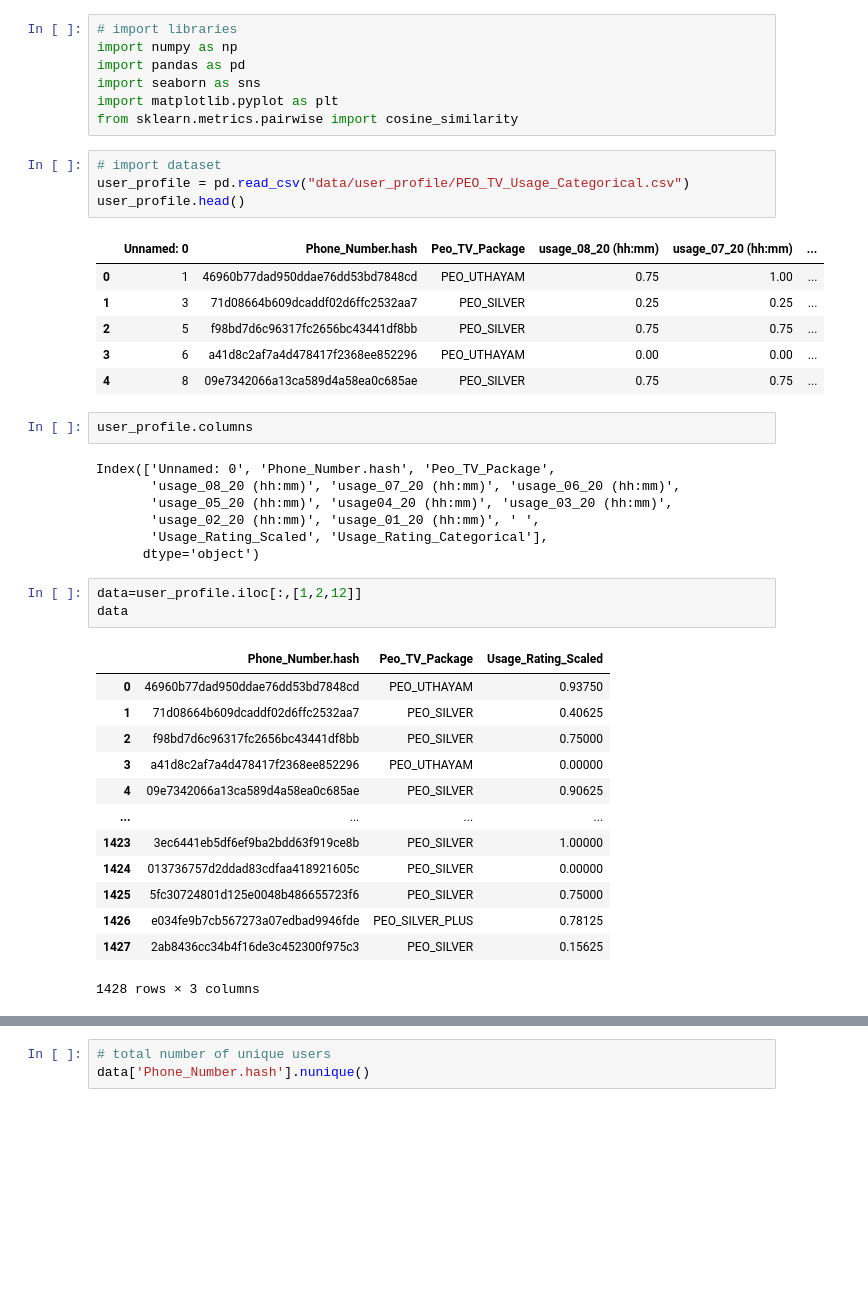
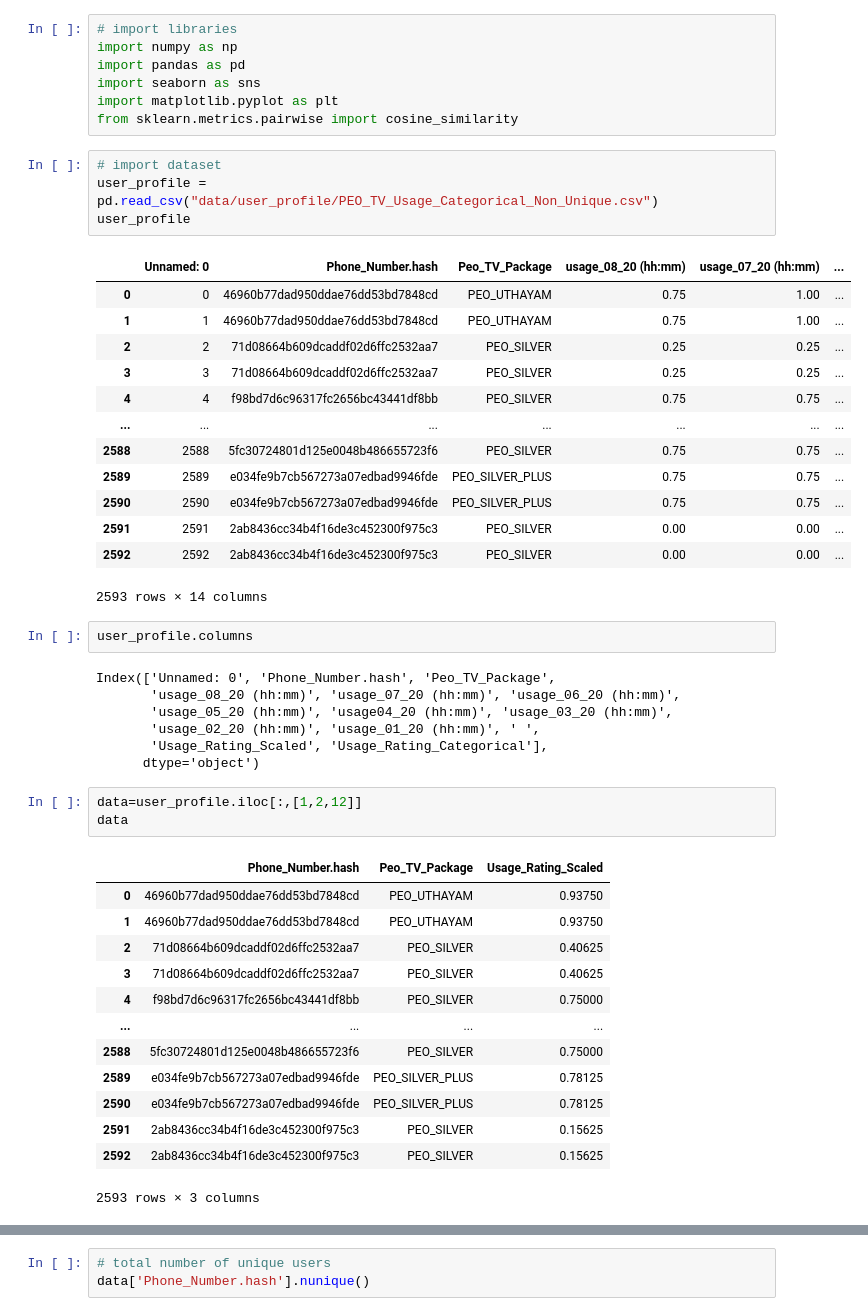
Before and after one commit to cmadusankahw/leve-4-research-hybrid-recommender-for-fixed-line-telco, a Jupyter notebook: PeoTV-CF-recommender-system.ipynb, the cells around one changed output, grey strips where cells are left out. Cells and saved outputs as stored; diff of their text form; blank space fills up the shorter version.

Commit message:
peoTV non-unique data for recs

```diff
--- a/PeoTV-CF-recommender-system.ipynb
+++ b/PeoTV-CF-recommender-system.ipynb
@@ -7,15 +7,22 @@ import matplotlib.pyplot as plt
 from sklearn.metrics.pairwise import cosine_similarity
 # %%
 # import dataset
-user_profile = pd.read_csv("data/user_profile/PEO_TV_Usage_Categorical.csv")
-user_profile.head()
+user_profile = pd.read_csv("data/user_profile/PEO_TV_Usage_Categorical_Non_Unique.csv")
+user_profile
 # %% [output]
 |  | Unnamed: 0 | Phone_Number.hash | Peo_TV_Package | usage_08_20 (hh:mm) | usage_07_20 (hh:mm) | ... |
-| 0 | 1 | 46960b77dad950ddae76dd53bd7848cd | PEO_UTHAYAM | 0.75 | 1.00 | ... |
-| 1 | 3 | 71d08664b609dcaddf02d6ffc2532aa7 | PEO_SILVER | 0.25 | 0.25 | ... |
-| 2 | 5 | f98bd7d6c96317fc2656bc43441df8bb | PEO_SILVER | 0.75 | 0.75 | ... |
-| 3 | 6 | a41d8c2af7a4d478417f2368ee852296 | PEO_UTHAYAM | 0.00 | 0.00 | ... |
-| 4 | 8 | 09e7342066a13ca589d4a58ea0c685ae | PEO_SILVER | 0.75 | 0.75 | ... |
+| 0 | 0 | 46960b77dad950ddae76dd53bd7848cd | PEO_UTHAYAM | 0.75 | 1.00 | ... |
+| 1 | 1 | 46960b77dad950ddae76dd53bd7848cd | PEO_UTHAYAM | 0.75 | 1.00 | ... |
+| 2 | 2 | 71d08664b609dcaddf02d6ffc2532aa7 | PEO_SILVER | 0.25 | 0.25 | ... |
+| 3 | 3 | 71d08664b609dcaddf02d6ffc2532aa7 | PEO_SILVER | 0.25 | 0.25 | ... |
+| 4 | 4 | f98bd7d6c96317fc2656bc43441df8bb | PEO_SILVER | 0.75 | 0.75 | ... |
+| ... | ... | ... | ... | ... | ... | ... |
+| 2588 | 2588 | 5fc30724801d125e0048b486655723f6 | PEO_SILVER | 0.75 | 0.75 | ... |
+| 2589 | 2589 | e034fe9b7cb567273a07edbad9946fde | PEO_SILVER_PLUS | 0.75 | 0.75 | ... |
+| 2590 | 2590 | e034fe9b7cb567273a07edbad9946fde | PEO_SILVER_PLUS | 0.75 | 0.75 | ... |
+| 2591 | 2591 | 2ab8436cc34b4f16de3c452300f975c3 | PEO_SILVER | 0.00 | 0.00 | ... |
+| 2592 | 2592 | 2ab8436cc34b4f16de3c452300f975c3 | PEO_SILVER | 0.00 | 0.00 | ... |
+2593 rows × 14 columns
 # %%
 user_profile.columns
 # %% [output]
@@ -31,17 +38,17 @@ data
 # %% [output]
 |  | Phone_Number.hash | Peo_TV_Package | Usage_Rating_Scaled |
 | 0 | 46960b77dad950ddae76dd53bd7848cd | PEO_UTHAYAM | 0.93750 |
-| 1 | 71d08664b609dcaddf02d6ffc2532aa7 | PEO_SILVER | 0.40625 |
-| 2 | f98bd7d6c96317fc2656bc43441df8bb | PEO_SILVER | 0.75000 |
-| 3 | a41d8c2af7a4d478417f2368ee852296 | PEO_UTHAYAM | 0.00000 |
-| 4 | 09e7342066a13ca589d4a58ea0c685ae | PEO_SILVER | 0.90625 |
+| 1 | 46960b77dad950ddae76dd53bd7848cd | PEO_UTHAYAM | 0.93750 |
+| 2 | 71d08664b609dcaddf02d6ffc2532aa7 | PEO_SILVER | 0.40625 |
+| 3 | 71d08664b609dcaddf02d6ffc2532aa7 | PEO_SILVER | 0.40625 |
+| 4 | f98bd7d6c96317fc2656bc43441df8bb | PEO_SILVER | 0.75000 |
 | ... | ... | ... | ... |
-| 1423 | 3ec6441eb5df6ef9ba2bdd63f919ce8b | PEO_SILVER | 1.00000 |
-| 1424 | 013736757d2ddad83cdfaa418921605c | PEO_SILVER | 0.00000 |
-| 1425 | 5fc30724801d125e0048b486655723f6 | PEO_SILVER | 0.75000 |
-| 1426 | e034fe9b7cb567273a07edbad9946fde | PEO_SILVER_PLUS | 0.78125 |
-| 1427 | 2ab8436cc34b4f16de3c452300f975c3 | PEO_SILVER | 0.15625 |
+| 2588 | 5fc30724801d125e0048b486655723f6 | PEO_SILVER | 0.75000 |
+| 2589 | e034fe9b7cb567273a07edbad9946fde | PEO_SILVER_PLUS | 0.78125 |
+| 2590 | e034fe9b7cb567273a07edbad9946fde | PEO_SILVER_PLUS | 0.78125 |
+| 2591 | 2ab8436cc34b4f16de3c452300f975c3 | PEO_SILVER | 0.15625 |
+| 2592 | 2ab8436cc34b4f16de3c452300f975c3 | PEO_SILVER | 0.15625 |
-1428 rows × 3 columns
+2593 rows × 3 columns
 # %%
 data.info()
 # %% [output]
```
Also changed, not shown: parts of 6 cells of this notebook, 2 other files.
